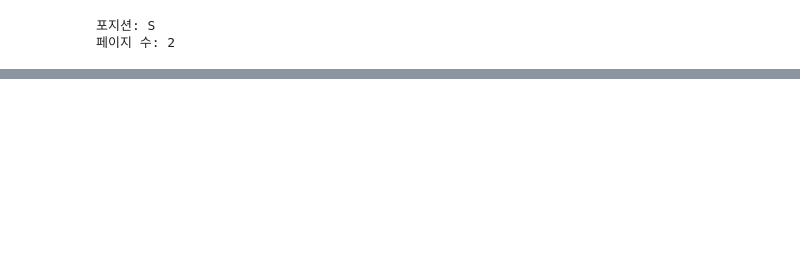
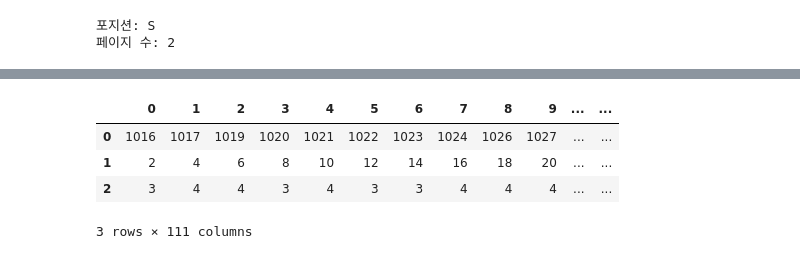
Before and after one commit to sol09/VB_DA, a Jupyter notebook: crawling_vb.ipynb, the cells around one changed output, grey strips where cells are left out. Saved outputs shown, nothing was run; the diff lists cells and outputs as text; code cells hidden in the pictures; blank space fills up the shorter version.

```diff
--- a/crawling_vb.ipynb
+++ b/crawling_vb.ipynb
@@ -246,0 +366,9 @@ player.to_csv('C:\\Users\\ADMIN\\JupyterProj\\data\\FeVolleyball\\player.csv',en
+# %%
+urlsource = pd.DataFrame([ndatelist,gamenumlist,setlist])
+urlsource
+# %% [output]
+|  | 0 | 1 | 2 | 3 | 4 | 5 | 6 | 7 | 8 | 9 | ... | ... |
+| 0 | 1016 | 1017 | 1019 | 1020 | 1021 | 1022 | 1023 | 1024 | 1026 | 1027 | ... | ... |
+| 1 | 2 | 4 | 6 | 8 | 10 | 12 | 14 | 16 | 18 | 20 | ... | ... |
+| 2 | 3 | 4 | 4 | 3 | 4 | 3 | 3 | 4 | 4 | 4 | ... | ... |
+3 rows × 111 columns
```
Also changed, not shown: parts of 13 cells of this notebook.
